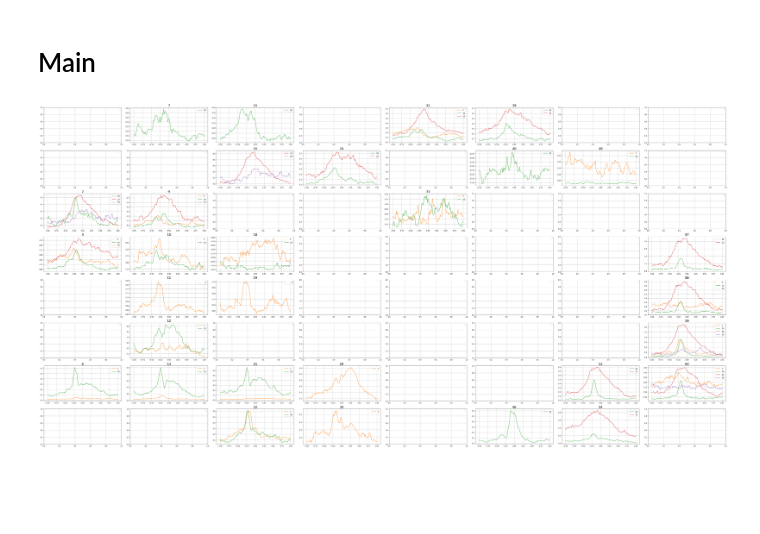
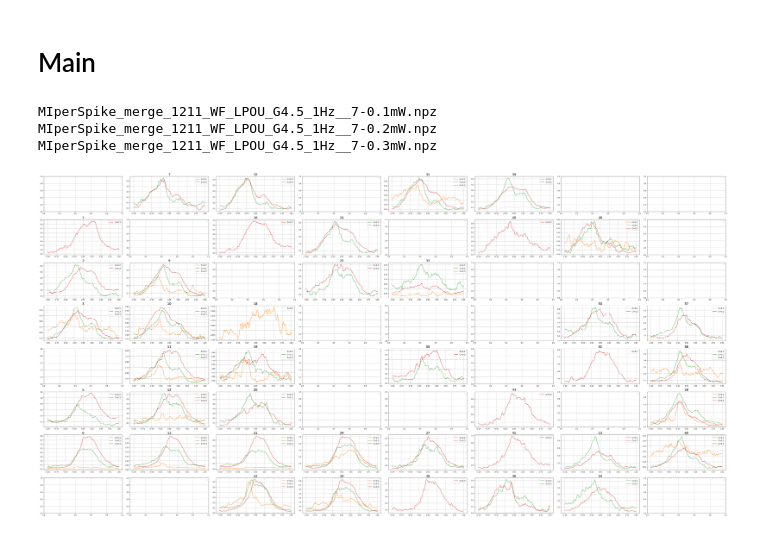
Before and after one commit to llincooi/retina_python, a Jupyter notebook: Saving Figures/OLED(MB)_Data/MI_fig/Plot MI(perSpike) OLED all-ch._different.ipynb, the cells around one changed output. Cells and saved outputs as stored; diff of their text form; code cells hidden in the pictures; blank space fills up the shorter version.

```diff
--- a/Saving Figures/OLED(MB)_Data/MI_fig/Plot MI(perSpike) OLED all-ch._different.ipynb
+++ b/Saving Figures/OLED(MB)_Data/MI_fig/Plot MI(perSpike) OLED all-ch._different.ipynb
@@ -7,6 +7,8 @@ import os
 %matplotlib inline
 import logging
 logging.getLogger().setLevel(logging.CRITICAL)
+
+plt.rcParams['figure.facecolor'] = 'white'
 # %%
 def ensure_dir(file_path):
     if not os.path.exists(file_path):
@@ -30,35 +30,46 @@ direction = 'UR_DL'
 ensure_dir(exp_folder+'MI')
 ensure_dir(exp_folder+'MI\\Fig')
 ensure_dir(exp_folder+'MI\\Fig\\perSpike')
+# %%
+filenames = os.listdir(exp_folder+'MI\\')
+# %%
+figureTitle = 'dCCM=7.png'
+
+legend = ['C='+str(C) for C in [0.05,0.1,0.2,0.3]]
+Indexes = [1j, 30, 31, 32]
 # %%
 MIdFcfig, MIdFcax = plt.subplots(nrows=8, ncols=8)
 cmind = 0
-for Mean in [4,7,10,13,19,31,49]:
-    try:
-        loadfiles = np.load(exp_folder+'MI\\MIperSpike_merge_1211_WF_LPOU_G4.5_1Hz__'+str(Mean)+'-0.1mW.npz', allow_pickle=True)
-    except:
+for i in Indexes:
+    if i == 1j:
         cmind += 1
         continue
+    print(filenames[i])
+    loadfiles = np.load(exp_folder+'MI\\'+filenames[i], allow_pickle=True)
     for k in loadfiles.files:
         vars()[k] = loadfiles[k][()]
 
     for cn in range(60):
         Information = Information_cell[cn]
         try:
-            MIdFcax[np.where(figmap == cn+1)][0].plot(timeshift,Information, label=str(Mean), color = plt.cm.tab10(cmind))
+            MIdFcax[np.where(figmap == cn+1)][0].plot(timeshift,Information, label=legend[cmind], color = plt.cm.tab10(cmind))
             MIdFcax[np.where(figmap == cn+1)][0].set_title(str(cn+1), fontsize = 20)
         except:
             continue
 #         MIdFcax[np.where(figmap == cn+1)][0].set_xlabel(r'$\delta t$ (s)', fontsize = 16)
 #         MIdFcax[np.where(figmap == cn+1)][0].set_ylabel(r'Information (bit/s)', fontsize = 16)
     cmind += 1
 
 for ax1d in MIdFcax:
     for ax in ax1d:
         ax.legend(fontsize = 12)
         ax.grid()
+
 MIdFcfig.set_size_inches(60, 30)
 MIdFcfig.tight_layout()
-MIdFcfig.savefig(exp_folder+'MI\\Fig\\perSpike\\dMCC=0.1_1Hz.tif', bbox_inches = 'tight',pad_inches = 0.3)
+MIdFcfig.savefig(exp_folder+'MI\\Fig\\perSpike\\'+figureTitle, bbox_inches = 'tight',pad_inches = 0.3, dpi=300)
 # %% [output]
+MIperSpike_merge_1211_WF_LPOU_G4.5_1Hz__7-0.1mW.npz
+MIperSpike_merge_1211_WF_LPOU_G4.5_1Hz__7-0.2mW.npz
+MIperSpike_merge_1211_WF_LPOU_G4.5_1Hz__7-0.3mW.npz
-[figure, old version]
+[figure, new version]
```
Also changed, not shown: parts of 2 cells of this notebook, 4 other files.
